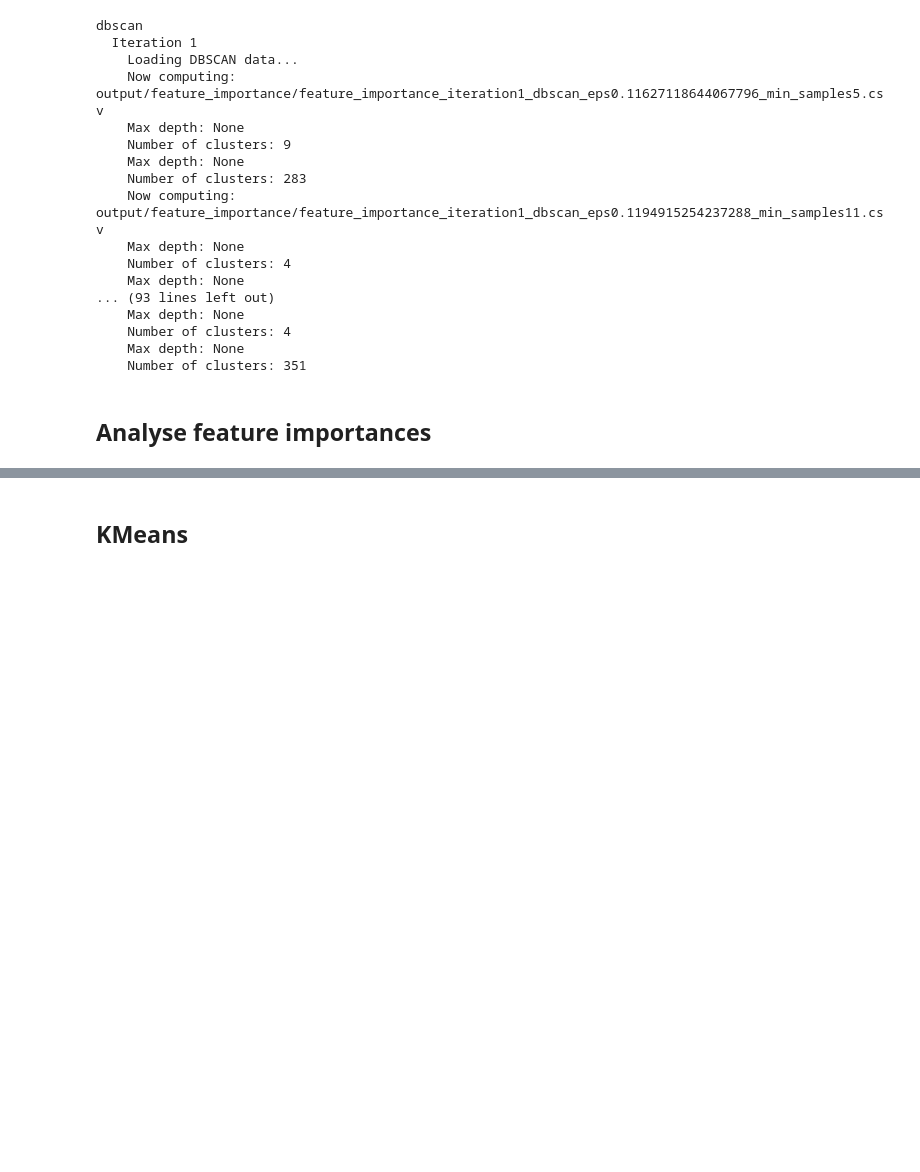
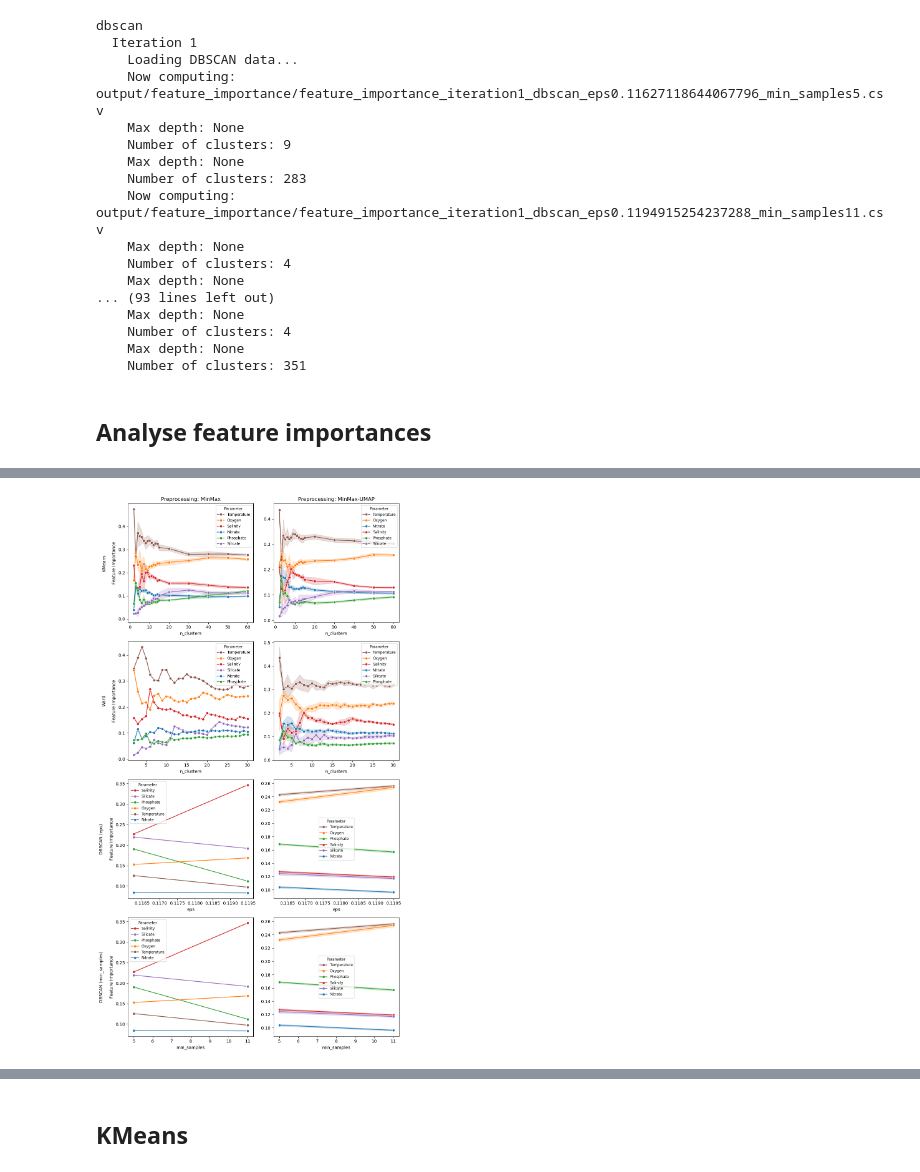
Before and after one commit to y-jenniges/ocean_clustering_and_validation, a Jupyter notebook: clustering_experiments/feature_importance.ipynb, the cells around one changed output, grey strips where cells are left out. Drawn from its saved outputs; the diff is of its cells as text; code cells hidden in the pictures; blank space fills up the shorter version.

```diff
--- a/clustering_experiments/feature_importance.ipynb
+++ b/clustering_experiments/feature_importance.ipynb
@@ -298,3 +251,70 @@ plt.show()
+# %%
+# 1. Get all unique parameters and assign consistent colors
+unique_params = sorted(fi['parameter'].unique())
+palette = sns.color_palette("tab10", n_colors=len(unique_params))
+param_color_dict = dict(zip(unique_params, palette))
+
+# 2. Define the unique preprocessing methods (columns)
+preprocs = sorted(fi['preprocessing'].unique())
+n_cols = len(preprocs)
+n_rows = 4  # KMeans, Ward, DBSCAN (eps), DBSCAN (min_samples)
+
+# 3. Set up subplot grid WITHOUT shared axes
+fig, axes = plt.subplots(
+    nrows=n_rows,
+    ncols=n_cols,
+    figsize=(5 * n_cols, 4.5 * n_rows),
+    sharex=False,
+    sharey=False
+)
+
+# 4. Define mapping: (row title, filter, x-axis variable)
+row_specs = [
+    ("KMeans", lambda df: df['clustering'] == 'kmeans', 'n_clusters'),
+    ("Ward", lambda df: df['clustering'] == 'ward', 'n_clusters'),
+    ("DBSCAN (eps)", lambda df: (df['clustering'] == 'dbscan') & (df.groupby(['iteration', 'preprocessing'])['eps'].transform('nunique') > 1), 'eps'),
+    ("DBSCAN (min_samples)", lambda df: (df['clustering'] == 'dbscan') & (df.groupby(['iteration', 'preprocessing'])['min_samples'].transform('nunique') > 1), 'min_samples'),
+]
+
+# 5. Plotting loop
+for row_idx, (row_title, row_filter, x_var) in enumerate(row_specs):
+    for col_idx, preproc in enumerate(preprocs):
+        ax = axes[row_idx, col_idx] if n_rows > 1 else axes[col_idx]
+
+        # Filter data for subplot
+        mask = (fi['preprocessing'] == preproc)
+        subset = fi[mask & row_filter(fi)]
+
+        if not subset.empty:
+            sns.lineplot(
+                data=subset,
+                x=x_var,
+                y='importance',
+                hue='parameter',
+                palette=param_color_dict,
+                ax=ax,
+                marker='o',
+                errorbar='sd',
+                legend=True
+            )
+            ax.legend(title="Parameter", fontsize='small', title_fontsize='small')
+        else:
+            ax.legend().remove()
+
+        # Titles and labels
+        if row_idx == 0:
+            ax.set_title(f"Preprocessing: {preproc}")
+        if col_idx == 0:
+            ax.set_ylabel(f"{row_title}\n\nFeature Importance")
+        else:
+            ax.set_ylabel("")
+
+        ax.set_xlabel(x_var)
+
+plt.tight_layout()
+plt.show()
+# %% [output]
+[figure, added]
 # %%
 # Spider plot for final hyperparameter combinations
 
```
Also changed, not shown: parts of 20 cells of this notebook.
